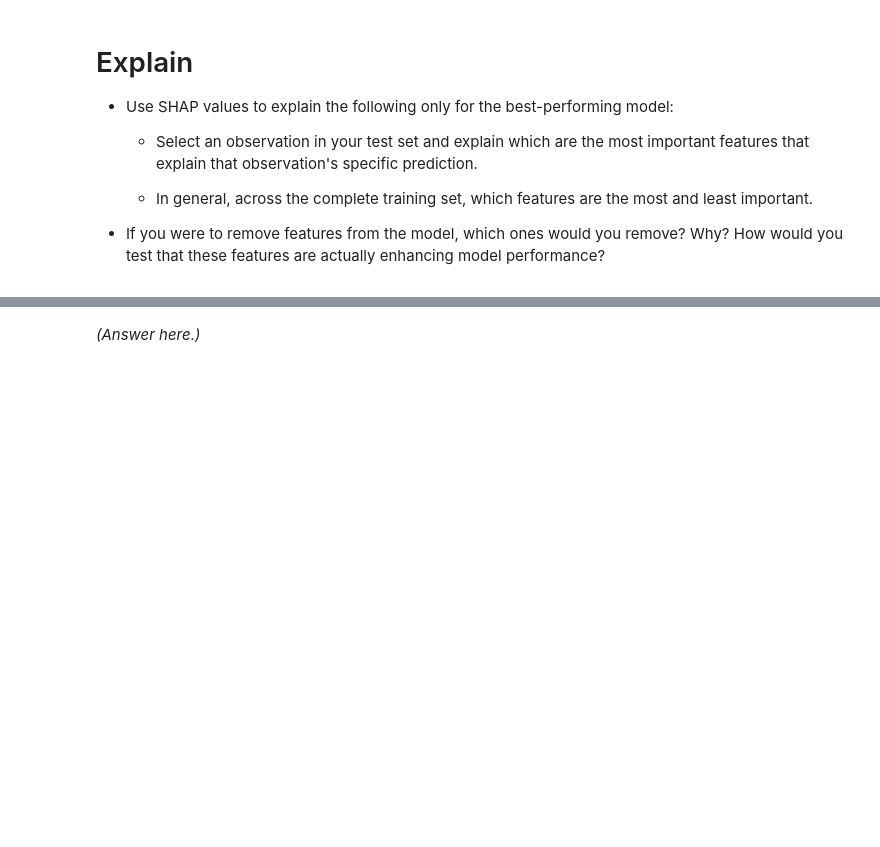
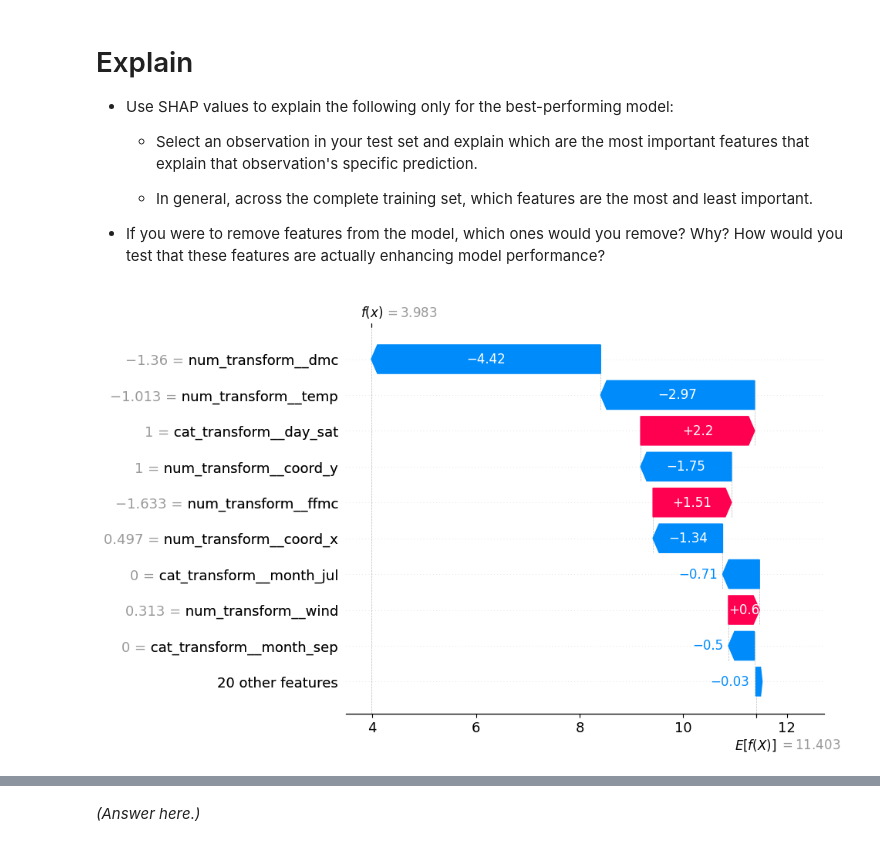
Before and after one commit to SimonChoi2591/production, a Jupyter notebook: 02_activities/assignments/assignment_2.ipynb, the cells around one changed output, grey strips where cells are left out. Cells and saved outputs as stored; diff of their text form; code cells hidden in the pictures; blank space fills up the shorter version.

```diff
--- a/02_activities/assignments/assignment_2.ipynb
+++ b/02_activities/assignments/assignment_2.ipynb
@@ -199,10 +198,6 @@ ColumnTransformer(transformers=[('num_transform', StandardScaler(),
 # %%
 #debug only
 preproc1
-# %%
-#debug only
-X0_train, X0_test, Y0_train, Y0_test = train_test_split(X_num, Y, test_size=0.2, random_state=42)
-preproc1.fit(X0_train, Y0_train)
 # %% [markdown]
 ### Preproc 2
 
@@ -276,0 +360,3 @@ pipe_baseline1
+# %%
+# debug only
+pipeline_D.fit(X0_train, Y0_train)
@@ -357,0 +410,2 @@ Pipeline(steps=[('preprocessing',
+# %%
+X0_train, X0_test, Y0_train, Y0_test = train_test_split(X, Y, test_size=0.2, random_state=42)
@@ -357,0 +509,26 @@ Pipeline(steps=[('preprocessing',
+# %%
+
+param_grid_D = {
+    'regressor__n_estimators': [100, 200, 300],
+    'regressor__max_depth': [None, 10, 20],
+    'regressor__min_samples_split': [2, 5],
+    'regressor__min_samples_leaf': [1, 2]
+}
+
+grid_D = GridSearchCV(
+    estimator=pipeline_D,
+    param_grid=param_grid_D,
+    cv=5,
+    scoring='neg_mean_squared_error',
+    n_jobs=-1,
+    verbose=1
+)
+
+grid_D.fit(X0_train, Y0_train)
+
+print("Best parameters:")
+print(grid_D.best_params_)
+
+print("\nBest CV RMSE:")
+best_rmse = (-grid_D.best_score_) ** 0.5
+print(best_rmse)
@@ -375,0 +676,12 @@ Pipeline(steps=[('preprocessing',
+# %%
+# Create explanation plot:
+shap.waterfall_plot(
+    shap.Explanation(
+        values=sample_shap,
+        base_values=explainer.expected_value[0],
+        data=sample.iloc[0],
+        feature_names=feature_names
+    )
+)
+# %% [output]
+[figure, added]
```
Also changed, not shown: parts of 30 cells of this notebook, 1 other file.
